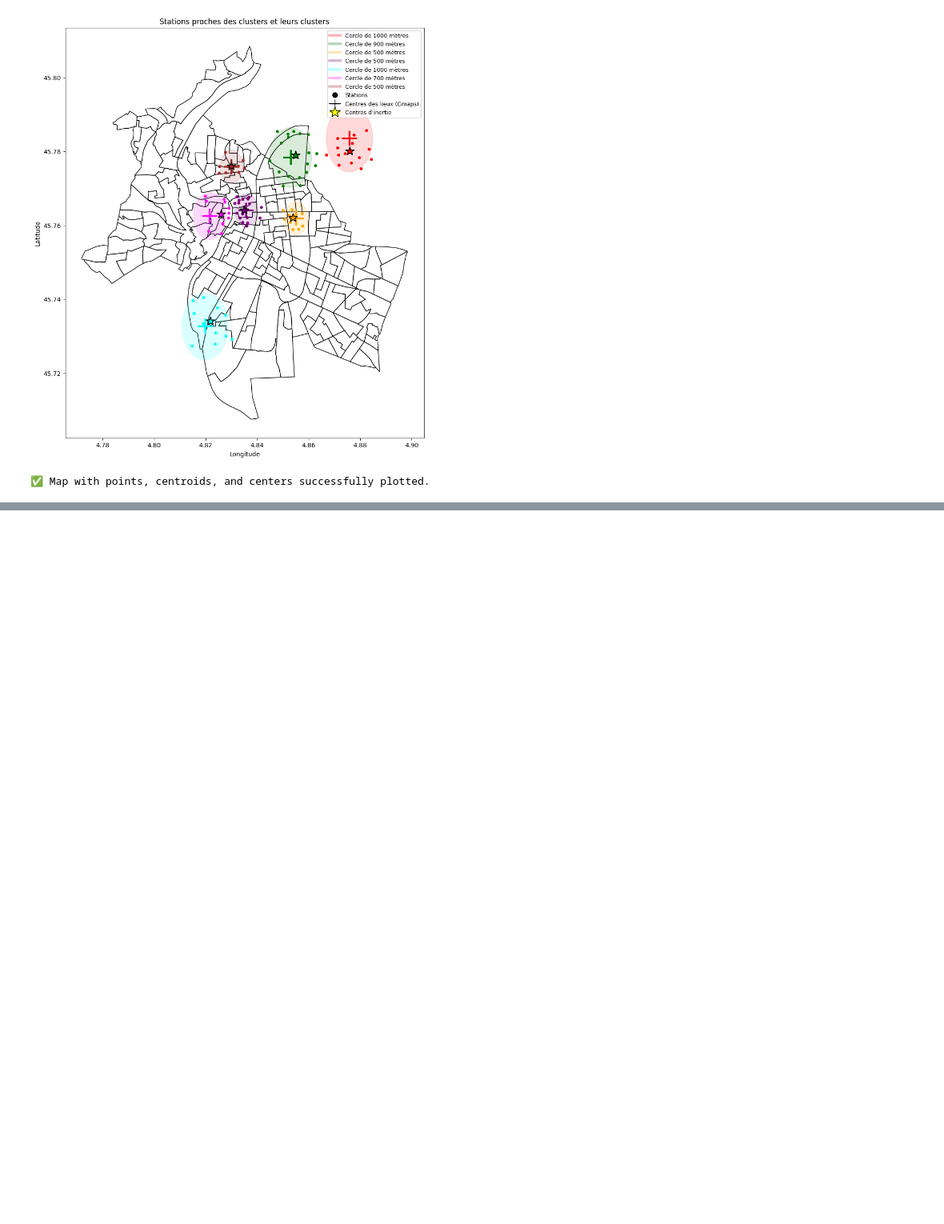
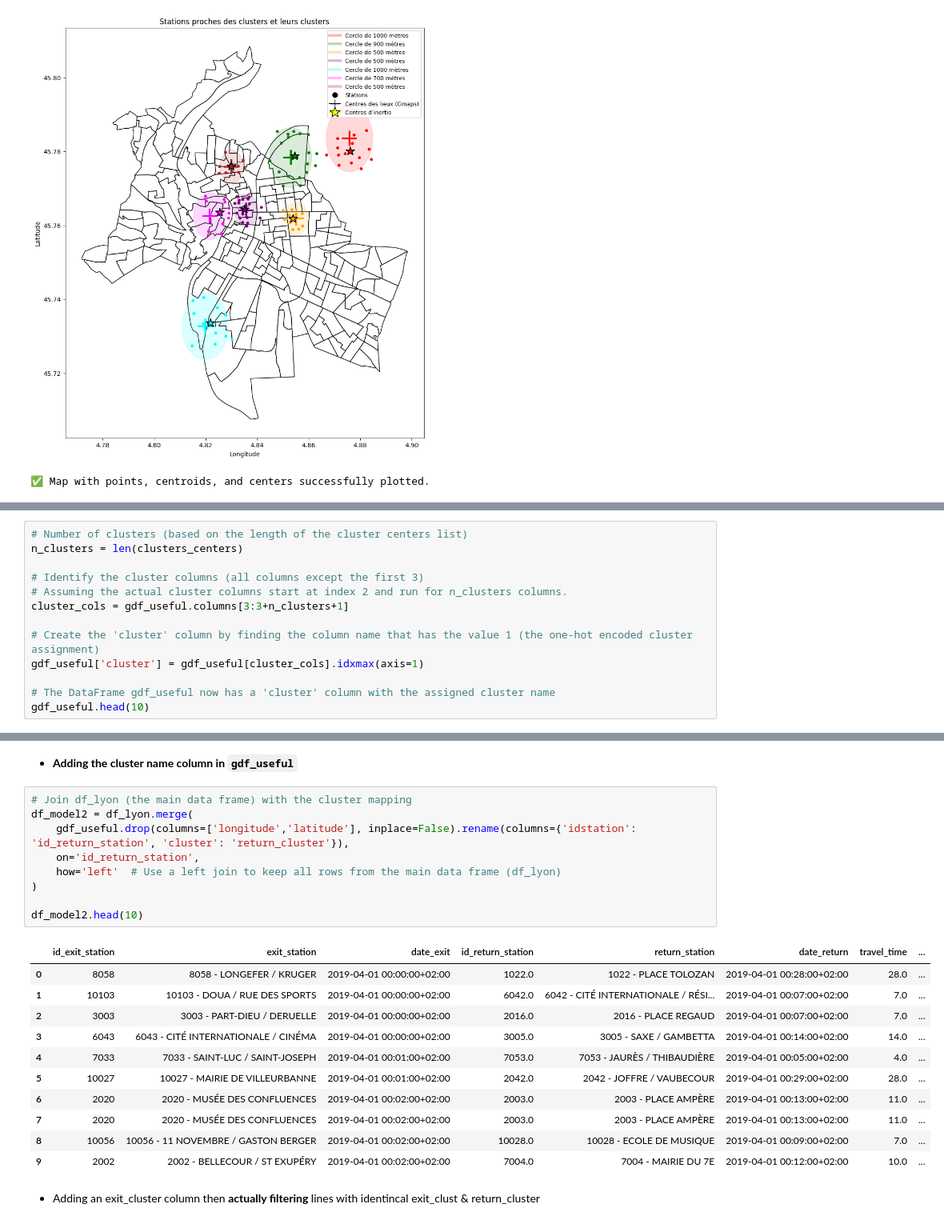
Before and after one commit to Echoo7/Machine-Learning-Project, a Jupyter notebook: Notebook_ghislain_clusters.ipynb, the cells around one changed output, grey strips where cells are left out. Shown at 80% size. Cells and saved outputs as stored; diff of their text form; blank space fills up the shorter version.

```diff
--- a/Notebook_ghislain_clusters.ipynb
+++ b/Notebook_ghislain_clusters.ipynb
@@ -745,0 +722,13 @@ for cluster, (lat, lon) in clusters_centers.items() :
+# %%
+# Number of clusters (based on the length of the cluster centers list)
+n_clusters = len(clusters_centers)
+
+# Identify the cluster columns (all columns except the first 3)
+# Assuming the actual cluster columns start at index 2 and run for n_clusters columns.
+cluster_cols = gdf_useful.columns[3:3+n_clusters+1]
+
+# Create the 'cluster' column by finding the column name that has the value 1 (the one-hot encoded cluster assignment)
+gdf_useful['cluster'] = gdf_useful[cluster_cols].idxmax(axis=1)
+
+# The DataFrame gdf_useful now has a 'cluster' column with the assigned cluster name
+gdf_useful.head(10)
@@ -745,0 +747,25 @@ for cluster, (lat, lon) in clusters_centers.items() :
+# %% [markdown]
+- **Adding the cluster name column in `gdf_useful`**
+# %%
+# Join df_lyon (the main data frame) with the cluster mapping
+df_model2 = df_lyon.merge(
+    gdf_useful.drop(columns=['longitude','latitude'], inplace=False).rename(columns={'idstation': 'id_return_station', 'cluster': 'return_cluster'}),
+    on='id_return_station',
+    how='left'  # Use a left join to keep all rows from the main data frame (df_lyon)
+)
+
+df_model2.head(10)
+# %% [output]
+|  | id_exit_station | exit_station | date_exit | id_return_station | return_station | date_return | travel_time | ... |
+| 0 | 8058 | 8058 - LONGEFER / KRUGER | 2019-04-01 00:00:00+02:00 | 1022.0 | 1022 - PLACE TOLOZAN | 2019-04-01 00:28:00+02:00 | 28.0 | ... |
+| 1 | 10103 | 10103 - DOUA / RUE DES SPORTS | 2019-04-01 00:00:00+02:00 | 6042.0 | 6042 - CITÉ INTERNATIONALE / RÉSI... | 2019-04-01 00:07:00+02:00 | 7.0 | ... |
+| 2 | 3003 | 3003 - PART-DIEU / DERUELLE | 2019-04-01 00:00:00+02:00 | 2016.0 | 2016 - PLACE REGAUD | 2019-04-01 00:07:00+02:00 | 7.0 | ... |
+| 3 | 6043 | 6043 - CITÉ INTERNATIONALE / CINÉMA | 2019-04-01 00:00:00+02:00 | 3005.0 | 3005 - SAXE / GAMBETTA | 2019-04-01 00:14:00+02:00 | 14.0 | ... |
+| 4 | 7033 | 7033 - SAINT-LUC / SAINT-JOSEPH | 2019-04-01 00:01:00+02:00 | 7053.0 | 7053 - JAURÈS / THIBAUDIÈRE | 2019-04-01 00:05:00+02:00 | 4.0 | ... |
+| 5 | 10027 | 10027 - MAIRIE DE VILLEURBANNE | 2019-04-01 00:01:00+02:00 | 2042.0 | 2042 - JOFFRE / VAUBECOUR | 2019-04-01 00:29:00+02:00 | 28.0 | ... |
+| 6 | 2020 | 2020 - MUSÉE DES CONFLUENCES | 2019-04-01 00:02:00+02:00 | 2003.0 | 2003 - PLACE AMPÈRE | 2019-04-01 00:13:00+02:00 | 11.0 | ... |
+| 7 | 2020 | 2020 - MUSÉE DES CONFLUENCES | 2019-04-01 00:02:00+02:00 | 2003.0 | 2003 - PLACE AMPÈRE | 2019-04-01 00:13:00+02:00 | 11.0 | ... |
+| 8 | 10056 | 10056 - 11 NOVEMBRE / GASTON BERGER | 2019-04-01 00:02:00+02:00 | 10028.0 | 10028 - ECOLE DE MUSIQUE | 2019-04-01 00:09:00+02:00 | 7.0 | ... |
+| 9 | 2002 | 2002 - BELLECOUR / ST EXUPÉRY | 2019-04-01 00:02:00+02:00 | 7004.0 | 7004 - MAIRIE DU 7E | 2019-04-01 00:12:00+02:00 | 10.0 | ... |
+# %% [markdown]
+- Adding an exit_cluster column then **actually filtering** lines with identincal exit_clust & return_cluster
```
Also changed, not shown: parts of 45 cells of this notebook.
